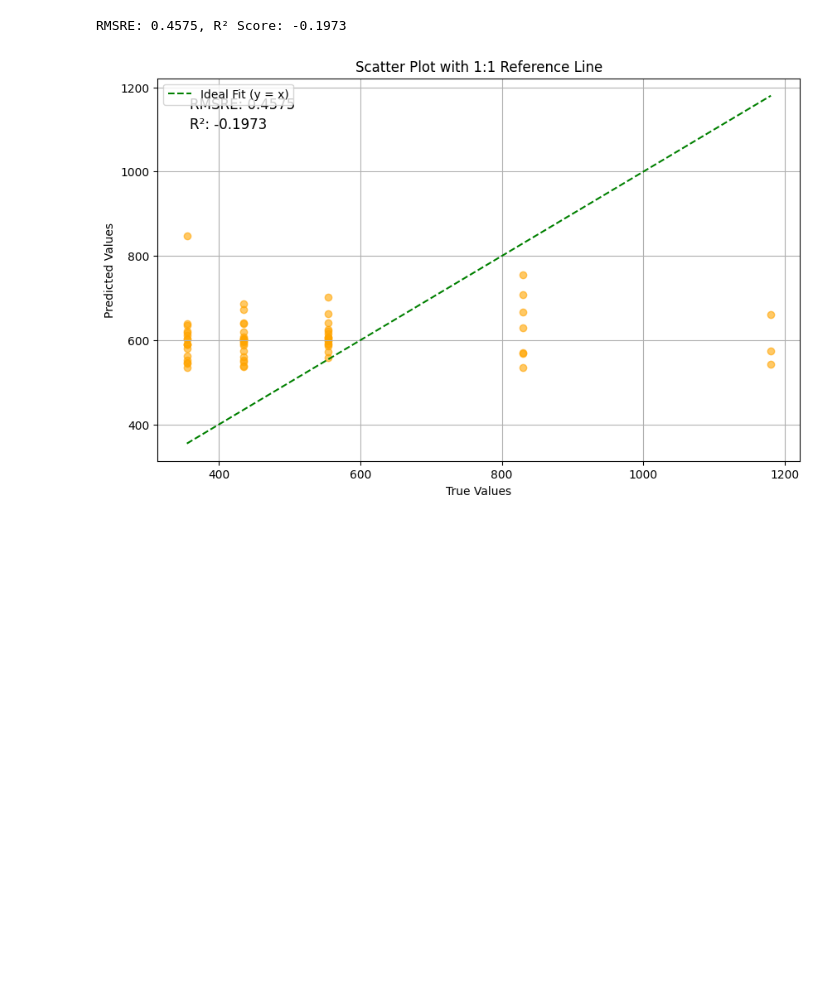
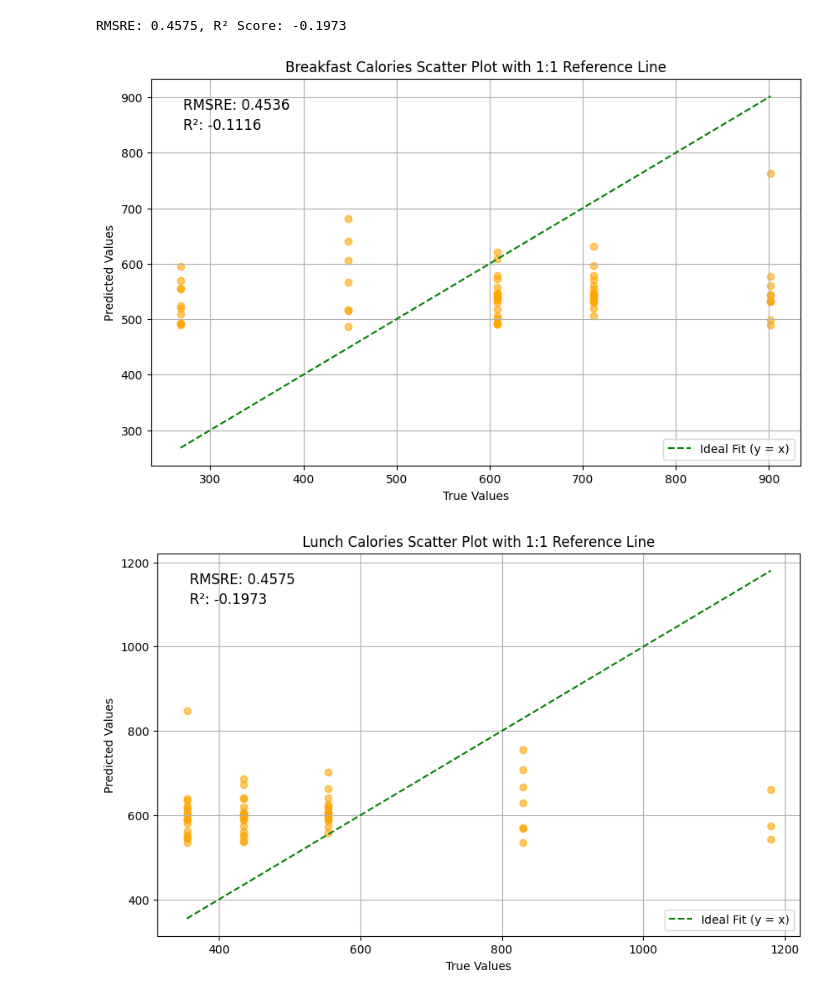
Before and after one commit to omarkhater-school/multi_modal_cgm_analysis, a Jupyter notebook: initial_modeling/cgm_rnn.ipynb, the cells around one changed output. Drawn from its saved outputs; the diff is of its cells as text; code cells hidden in the pictures; blank space fills up the shorter version.

Commit message:
4 pred results

```diff
--- a/initial_modeling/cgm_rnn.ipynb
+++ b/initial_modeling/cgm_rnn.ipynb
@@ -395,40 +395,44 @@ print(f"RMSRE: {rrmmssrree:.4f}, R² Score: {r2:.4f}")
 # %% [output]
 RMSRE: 0.4575, R² Score: -0.1973
 # %%
-def plot_regression_curve(y_true, y_pred, best_model_rmsre, best_model_r2):
+def plot_regression_curve(y_true, y_pred, best_model_rmsre, best_model_r2, title):
     """
     Plot the regression curve for predicted vs true values and display RMSRE and R².
 
     Parameters:
     - y_true: The true target values from the training set.
     - y_pred: The predicted target values from the model.
     - best_model_rmsre: RMSRE score of the best model.
     - best_model_r2: R² score of the best model.
 
     Returns:
     - None: Displays the regression plot.
     """
     # Sort values for a smooth regression line
     plt.figure(figsize=(10, 6))
     # Scatter plot
     plt.scatter(y_true, y_pred, alpha=0.6, color='orange')
 
     # Reference line (y = x)
     plt.plot([min(y_true), max(y_true)], [min(y_true), max(y_true)],
              linestyle='--', color='green', label='Ideal Fit (y = x)')
 
     # Add RMSRE and R² as text annotations
     plt.text(0.05, 0.95, f"RMSRE: {best_model_rmsre:.4f}", transform=plt.gca().transAxes, fontsize=12, verticalalignment='top')
     plt.text(0.05, 0.90, f"R²: {best_model_r2:.4f}", transform=plt.gca().transAxes, fontsize=12, verticalalignment='top')
 
     # Add labels, legend, and title
     plt.xlabel('True Values')
     plt.ylabel('Predicted Values')
-    plt.title('Scatter Plot with 1:1 Reference Line')
-    plt.legend()
+    plt.title(f'{title} Scatter Plot with 1:1 Reference Line')
+    plt.legend(loc='lower right')
     plt.grid(True)
     plt.show()
 
-plot_regression_curve(all_targets[:,1], all_outputs[:,1], rrmmssrree, r2)
+plot_regression_curve(all_targets[:,0], all_outputs[:,0], rmsre(all_targets[:,0], all_outputs[:,0]), r2_score(all_targets[:,0], all_outputs[:,0]), 'Breakfast Calories')
+plot_regression_curve(all_targets[:,1], all_outputs[:,1], rmsre(all_targets[:,1], all_outputs[:,1]), r2_score(all_targets[:,1], all_outputs[:,1]), 'Lunch Calories')
+plot_regression_curve(all_targets[:,2], all_outputs[:,2], rmsre(all_targets[:,2], all_outputs[:,2]), r2_score(all_targets[:,2], all_outputs[:,2]), 'Breakfast Carbs')
+plot_regression_curve(all_targets[:,3], all_outputs[:,3], rmsre(all_targets[:,3], all_outputs[:,3]), r2_score(all_targets[:,3], all_outputs[:,3]), 'Lunch Carbs')
 # %% [output]
-[figure, old version]
+[figure, new version]
+[figure, added]
```
Also changed, not shown: parts of 1 cell of this notebook.
